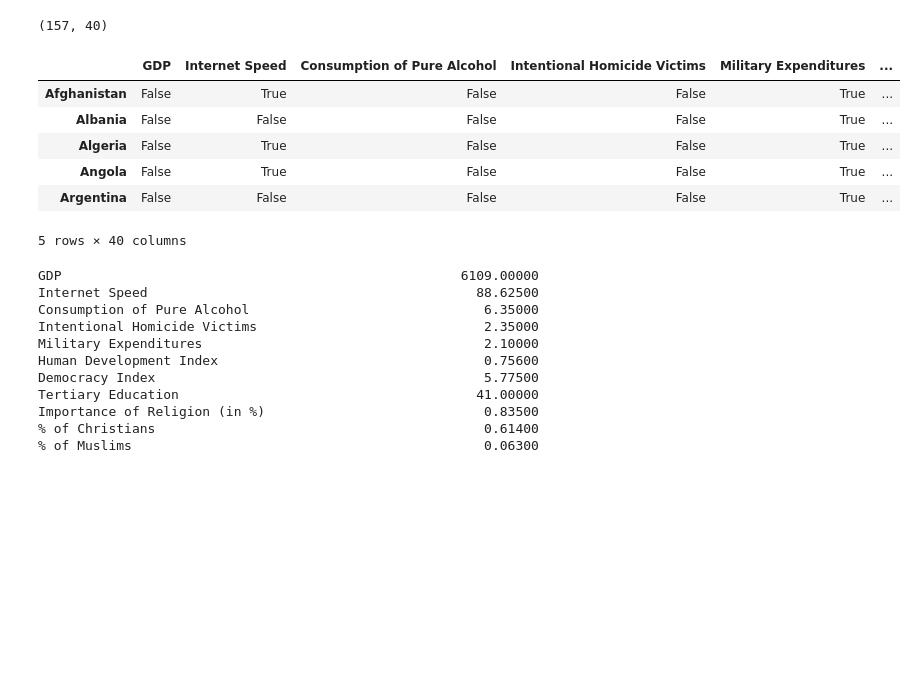
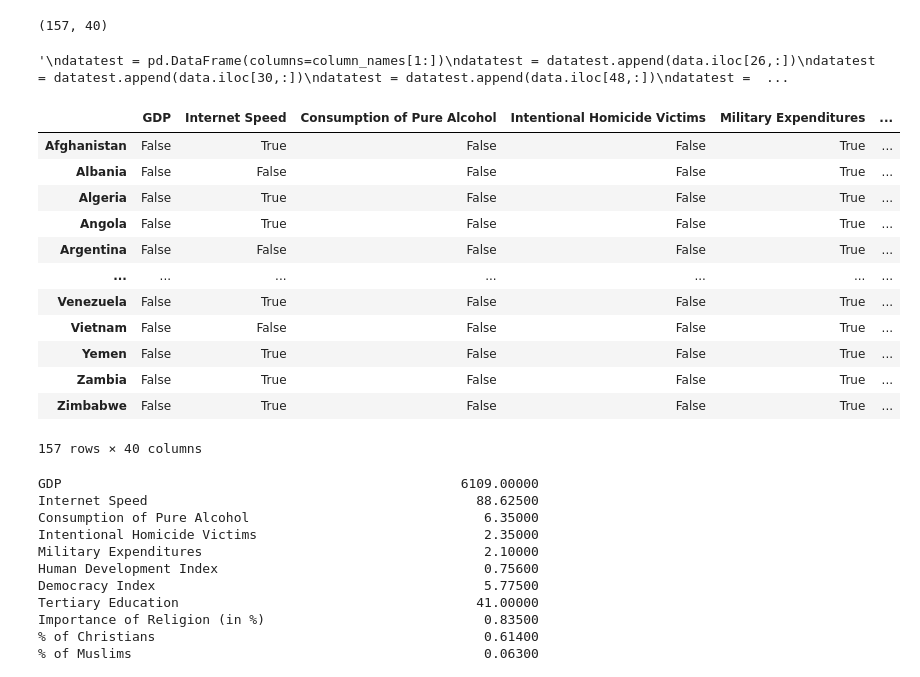
Before and after one commit to XinyuR1/IFT-3700-Devoir-2, a Jupyter notebook: Devoir 2.1 - Collecte des données.ipynb, the cells around one changed output. Drawn from its saved outputs; the diff is of its cells as text; code cells hidden in the pictures; blank space fills up the shorter version.

```diff
--- a/Devoir 2.1 - Collecte des données.ipynb
+++ b/Devoir 2.1 - Collecte des données.ipynb
@@ -373,23 +373,45 @@ data.shape
 
 # Note: We will be using "data" DataFrame in order to create
 # dataB and dataC.
+# %%
+# TESTING BLOCK
+'''
+datatest = pd.DataFrame(columns=column_names[1:])
+datatest = datatest.append(data.iloc[26,:])
+datatest = datatest.append(data.iloc[30,:])
+datatest = datatest.append(data.iloc[48,:])
+datatest = datatest.append(data.iloc[51,:])
+datatest = datatest.append(data.iloc[91,:])
+datatest = datatest.append(data.iloc[118,:])
+datatest = datatest.append(data.iloc[149,:])
+data = datatest
+data
+'''
+# %% [output]
+'\ndatatest = pd.DataFrame(columns=column_names[1:])\ndatatest = datatest.append(data.iloc[26,:])\ndatatest = datatest.append(data.iloc[30,:])\ndatatest = datatest.append(data.iloc[48,:])\ndatatest =  ...
 # %%
 # STEP 1: CREATE A BOOLEAN TABLE (True: if cell contains nan, False otherwise)
 # %%
 bool_df = pd.DataFrame(columns=column_names[1:])
 
 for i in range(data.shape[0]):
     bool_df = bool_df.append(pd.isnull(data.iloc[i,:]))
 
-bool_df.head()
+bool_df
 # %% [output]
 |  | GDP | Internet Speed | Consumption of Pure Alcohol | Intentional Homicide Victims | Military Expenditures | ... |
 | Afghanistan | False | True | False | False | True | ... |
 | Albania | False | False | False | False | True | ... |
 | Algeria | False | True | False | False | True | ... |
 | Angola | False | True | False | False | True | ... |
 | Argentina | False | False | False | False | True | ... |
+| ... | ... | ... | ... | ... | ... | ... |
+| Venezuela | False | True | False | False | True | ... |
+| Vietnam | False | False | False | False | True | ... |
+| Yemen | False | True | False | False | True | ... |
+| Zambia | False | True | False | False | True | ... |
+| Zimbabwe | False | True | False | False | True | ... |
-5 rows × 40 columns
+157 rows × 40 columns
 # %%
 # STEP 2: IMPUTATION WITH THE MEDIAN OF EACH FEATURE
 # %%
```
Also changed, not shown: parts of 4 cells of this notebook, 1 other file.
